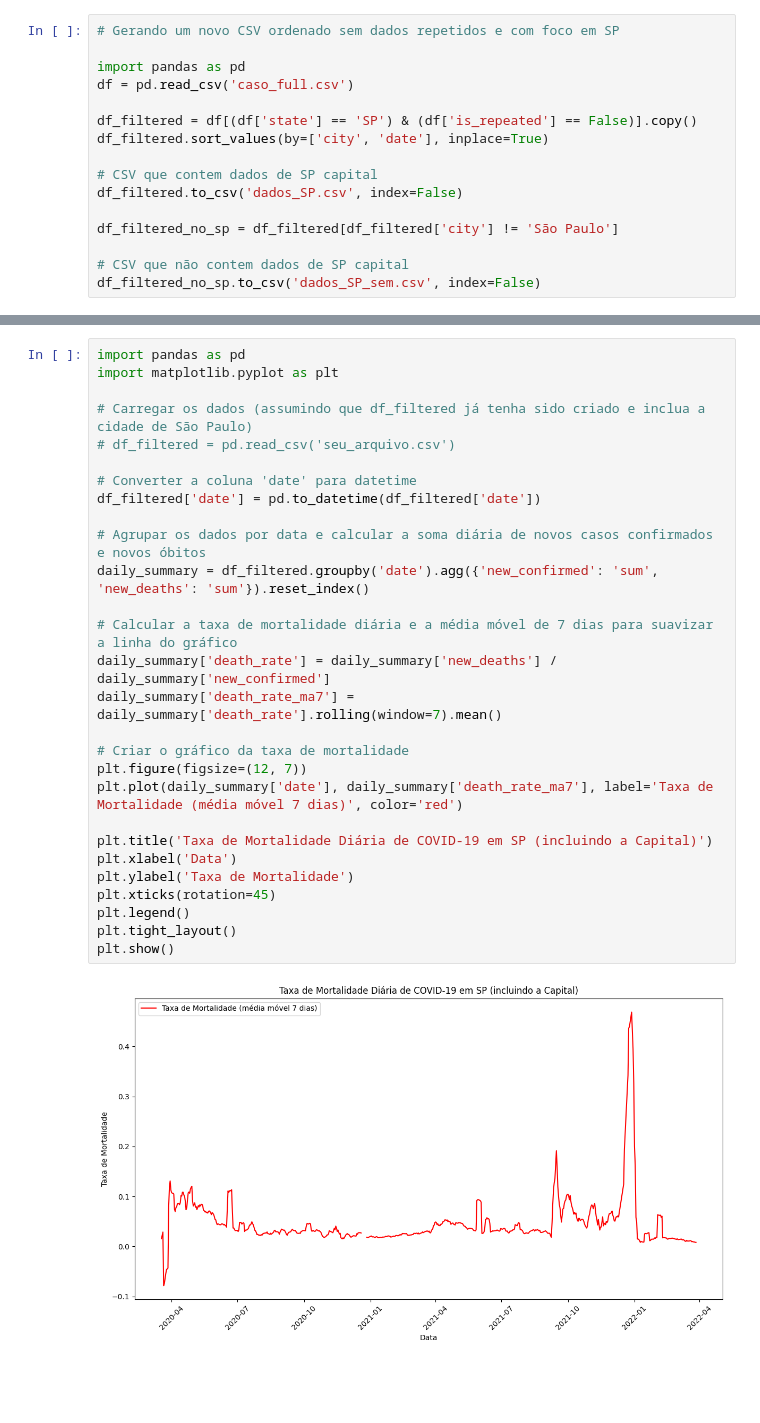
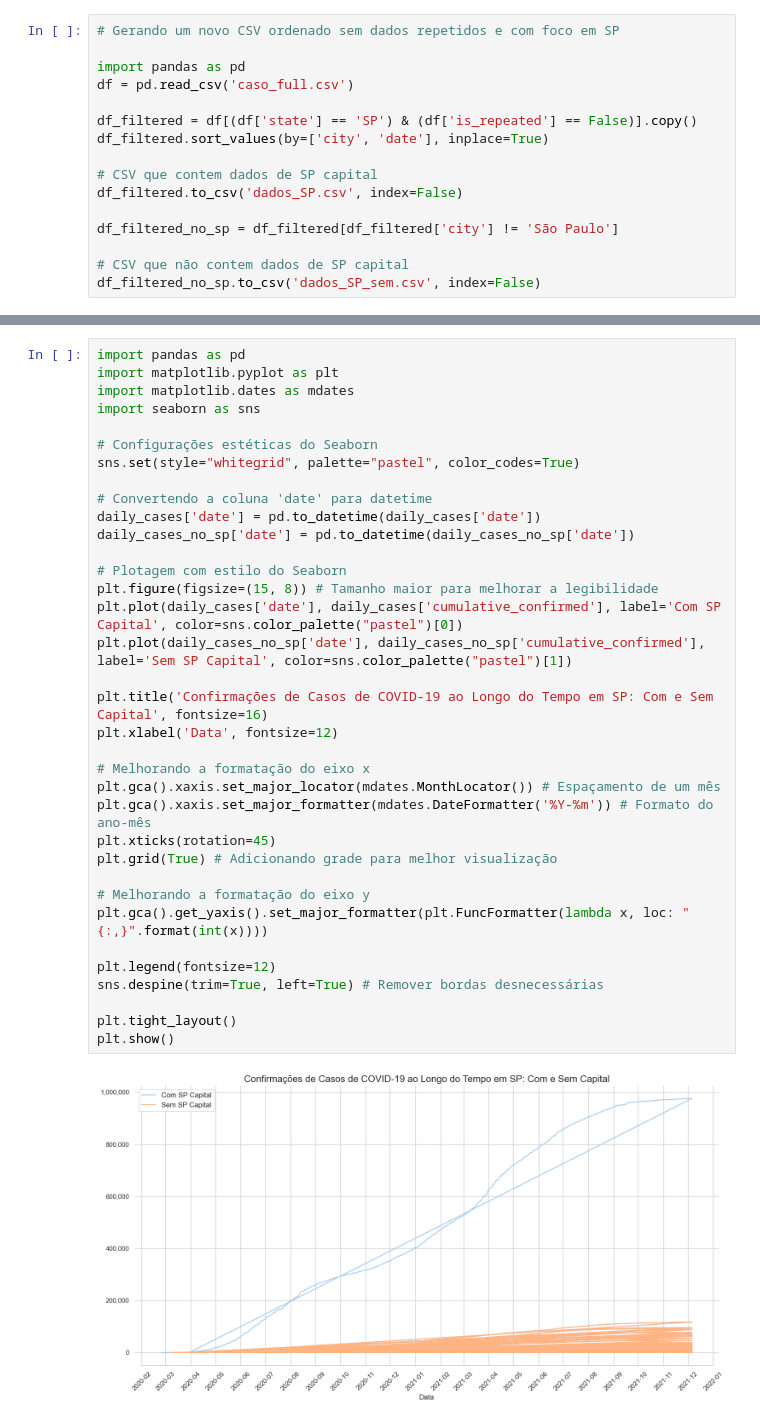
Before and after one commit to gabs4841/Covid-Graficos, a Jupyter notebook: COVID.ipynb, the cells around one changed output, grey strips where cells are left out. Drawn from its saved outputs; the diff is of its cells as text; blank space fills up the shorter version.

```diff
--- a/COVID.ipynb
+++ b/COVID.ipynb
@@ -42,31 +26,38 @@ plt.show()
-# %%
-import pandas as pd
-import matplotlib.pyplot as plt
-
-# Carregar os dados (assumindo que df_filtered já tenha sido criado e inclua a cidade de São Paulo)
-# df_filtered = pd.read_csv('seu_arquivo.csv')
-
-# Converter a coluna 'date' para datetime
-df_filtered['date'] = pd.to_datetime(df_filtered['date'])
-
-# Agrupar os dados por data e calcular a soma diária de novos casos confirmados e novos óbitos
-daily_summary = df_filtered.groupby('date').agg({'new_confirmed': 'sum', 'new_deaths': 'sum'}).reset_index()
-
-# Calcular a taxa de mortalidade diária e a média móvel de 7 dias para suavizar a linha do gráfico
-daily_summary['death_rate'] = daily_summary['new_deaths'] / daily_summary['new_confirmed']
-daily_summary['death_rate_ma7'] = daily_summary['death_rate'].rolling(window=7).mean()
-
-# Criar o gráfico da taxa de mortalidade
-plt.figure(figsize=(12, 7))
-plt.plot(daily_summary['date'], daily_summary['death_rate_ma7'], label='Taxa de Mortalidade (média móvel 7 dias)', color='red')
-
-plt.title('Taxa de Mortalidade Diária de COVID-19 em SP (incluindo a Capital)')
-plt.xlabel('Data')
-plt.ylabel('Taxa de Mortalidade')
-plt.xticks(rotation=45)
-plt.legend()
-plt.tight_layout()
-plt.show()
-# %% [output]
-[figure, removed]
+# %%
+import pandas as pd
+import matplotlib.pyplot as plt
+import matplotlib.dates as mdates
+import seaborn as sns
+
+# Configurações estéticas do Seaborn
+sns.set(style="whitegrid", palette="pastel", color_codes=True)
+
+# Convertendo a coluna 'date' para datetime
+daily_cases['date'] = pd.to_datetime(daily_cases['date'])
+daily_cases_no_sp['date'] = pd.to_datetime(daily_cases_no_sp['date'])
+
+# Plotagem com estilo do Seaborn
+plt.figure(figsize=(15, 8)) # Tamanho maior para melhorar a legibilidade
+plt.plot(daily_cases['date'], daily_cases['cumulative_confirmed'], label='Com SP Capital', color=sns.color_palette("pastel")[0])
+plt.plot(daily_cases_no_sp['date'], daily_cases_no_sp['cumulative_confirmed'], label='Sem SP Capital', color=sns.color_palette("pastel")[1])
+
+plt.title('Confirmações de Casos de COVID-19 ao Longo do Tempo em SP: Com e Sem Capital', fontsize=16)
+plt.xlabel('Data', fontsize=12)
+
+# Melhorando a formatação do eixo x
+plt.gca().xaxis.set_major_locator(mdates.MonthLocator()) # Espaçamento de um mês
+plt.gca().xaxis.set_major_formatter(mdates.DateFormatter('%Y-%m')) # Formato do ano-mês
+plt.xticks(rotation=45)
+plt.grid(True) # Adicionando grade para melhor visualização
+
+# Melhorando a formatação do eixo y
+plt.gca().get_yaxis().set_major_formatter(plt.FuncFormatter(lambda x, loc: "{:,}".format(int(x))))
+
+plt.legend(fontsize=12)
+sns.despine(trim=True, left=True) # Remover bordas desnecessárias
+
+plt.tight_layout()
+plt.show()
+# %% [output]
+[figure, added]
 # %%
```
Also changed, not shown: parts of 6 cells of this notebook.
